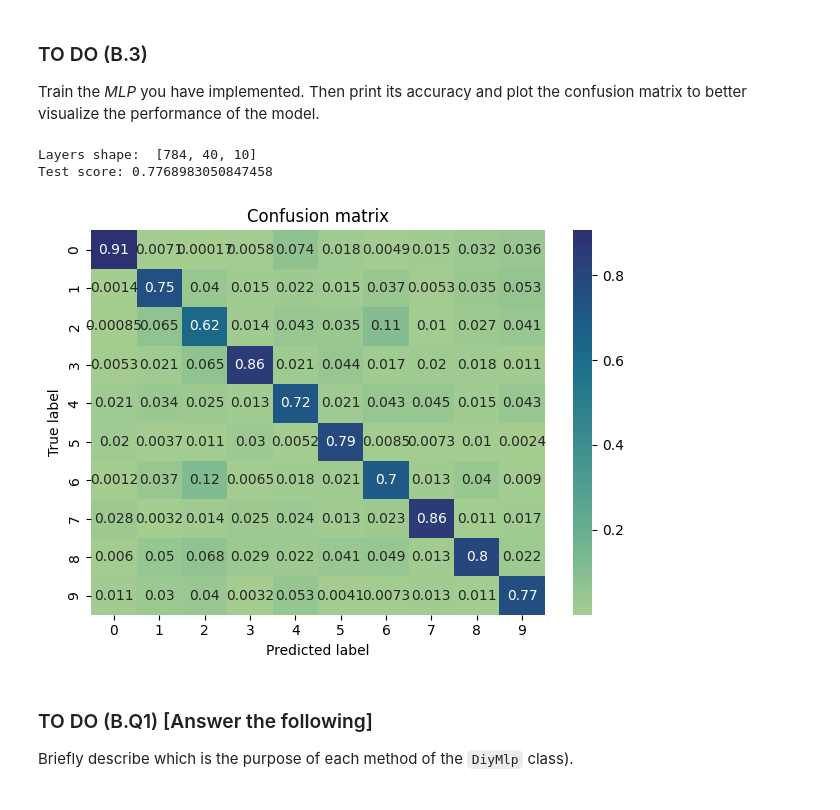
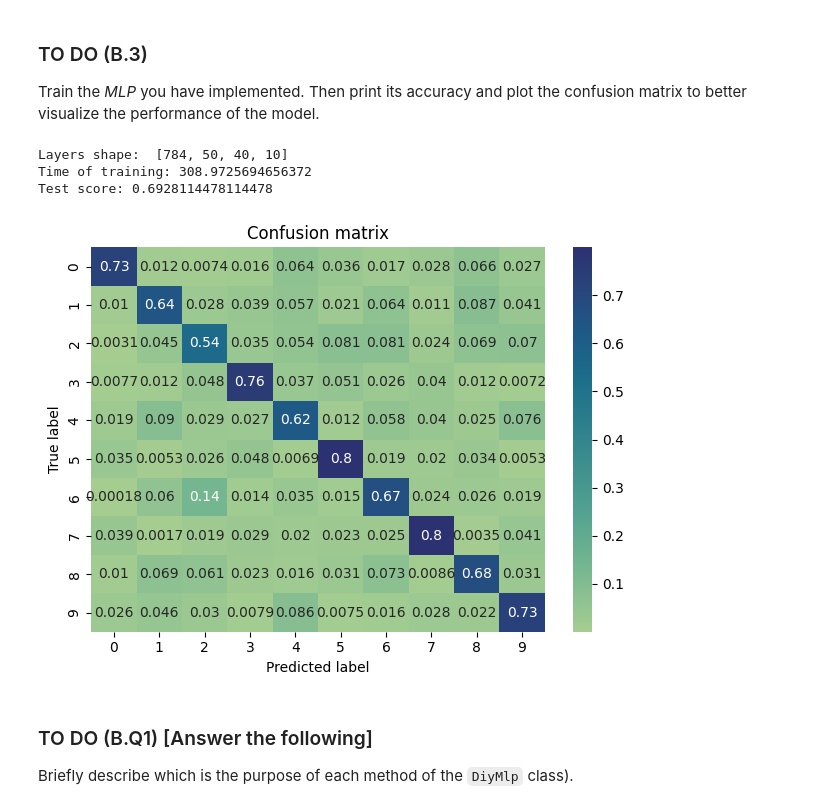
Before and after one commit to Giacomo-Menegatti/MachineLearning, a Jupyter notebook: Lab4/Menegatti_Giacomo_LAB04.ipynb, the cells around one changed output. Drawn from its saved outputs; the diff is of its cells as text; code cells hidden in the pictures.

```diff
--- a/Lab4/Menegatti_Giacomo_LAB04.ipynb
+++ b/Lab4/Menegatti_Giacomo_LAB04.ipynb
@@ -228,7 +228,7 @@ permutation = np.random.permutation(x.shape[0]) #permutation creates a list with
 x = x[permutation]  #Randomly permutate the data
 y = y[permutation]  #And the corresponding labels
 
-m = 1500
+m = 20000
 
 x_train = x[:m]
 y_train = y[:m]
@@ -385,7 +387,7 @@ scores = {}  # dictionary for saving the scores
 losses = {}  # dictionary for saving losses
 
 # Get the best hidden layer sizes and batch size from the previous MLPs
-best_hl = (40,)
+best_hl = (50,40)
 
 for lr in lr_list:
     # Define the MLP object
@@ -401,7 +403,7 @@ for lr in lr_list:
 
 # Print the best learning rate value and the corresponding score
 best_lr = max(scores)
-print(best_lr, scores[best_lr])
+print('Best learning rate', best_lr, 'final score',  scores[best_lr])
 
 # Plot the losses
 # Suggestions: use the plot_loss function
@@ -669,6 +671,7 @@ class DiyMlp:
             self.params[f"b{l + 1}"] = self.params[f"b{l + 1}"] - self.lr*grads[f"db{l + 1}"]
 
     def train(self, x: np.ndarray, y: np.ndarray, epochs: int) -> None:
+        start = time()
         """
         Given the input x, the ground truth labels y and the number of epochs, it trains the network.
         \nArgs:
@@ -690,6 +693,8 @@ class DiyMlp:
             grads = self.backprop(out, y, caches)  # compute the gradients
 
             self.update_parameters(grads)  # update the parameters of the network using the gradients
+        end=time()
+        print("Time of training:", end-start)
 
     def predict(self, x: np.ndarray) -> np.ndarray:
         """
@@ -712,13 +717,15 @@ Train the *MLP* you have implemented. Then print its accuracy and plot the confu
 # %%
 # Define the MLP object
 
-hl_layers=[40]  #Hidden layers
+'''With only one hidden layer, the algorithm works and gives an accuracy similar to the sklearn method with around 200 steps. Instead, using multiple hidden layers the accuracy drops and the results make no sense unless the number of epochs is much bigger, and it still doesn't reach the accuracy of the sklearn method. '''
+
+hl_layers=[50, 40]  #Hidden layers
 layers = [x_train.shape[1]] + hl_layers + [len(np.unique(y_train))] #Adding the input and output layers
 
 MLP = DiyMlp(layers, learning_rate=0.2)
 
 # Train the MLP
-MLP.train(x_train, y_train, epochs=200)
+MLP.train(x_train, y_train, epochs=10000)
 
 # Compute the prediction
 y_predicted = MLP.predict(x_test)
@@ -726,17 +733,18 @@ y_predicted = MLP.predict(x_test)
 # Compute the accuracy on the test set and print it
 print('Test score:', np.sum(y_predicted == y_test)/y_test.shape[0])
 # %% [output]
-Layers shape:  [784, 40, 10]
-Test score: 0.7768983050847458
+Layers shape:  [784, 50, 40, 10]
+Time of training: 308.9725694656372
+Test score: 0.6928114478114478
 # %%
 # Compute the confusion matrix
-cm = confusion_matrix(y_predicted, y_test, labels=range(10), normalize= 'pred')  #Normalized over the true labels
+cm = confusion_matrix(y_predicted, y_test, labels=range(10), normalize= 'true')  #Normalized over the true labels
 
 # Plot the confusion matrix
 # Suggestions: use the plot_conf_matrix function
 plot_conf_matrix(cm)
 # %% [output]
-[figure, old version]
+[figure, new version]
 # %% [markdown]
 ### TO DO (B.Q1) [Answer the following]
 
```
Also changed, not shown: parts of 10 cells of this notebook.
